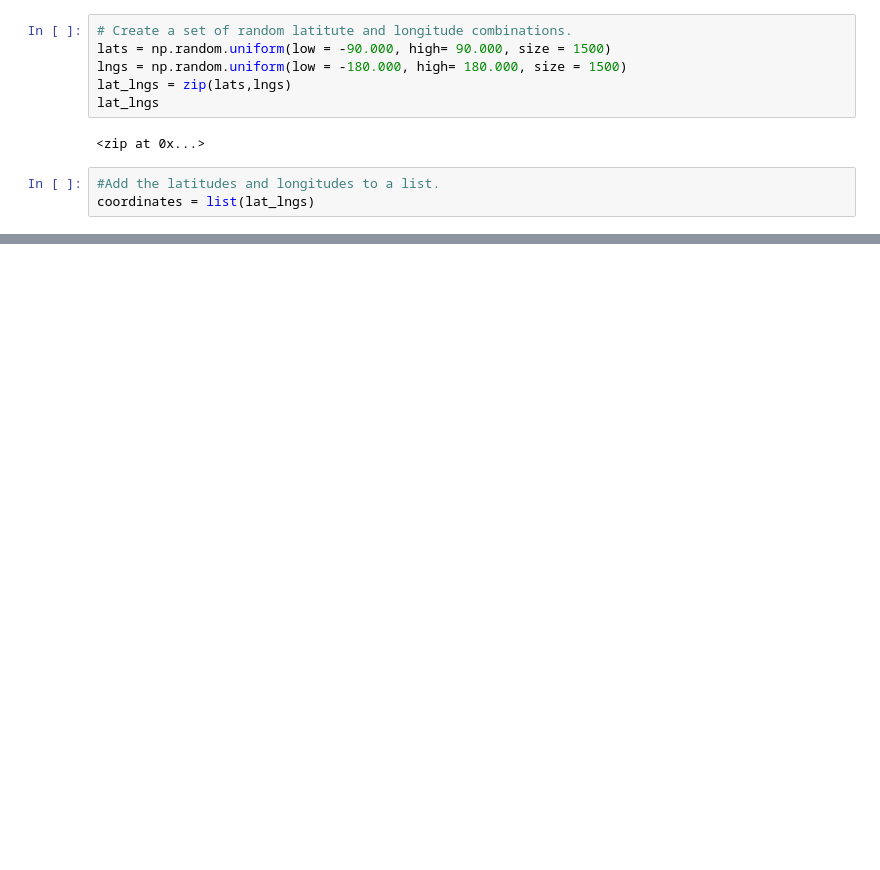
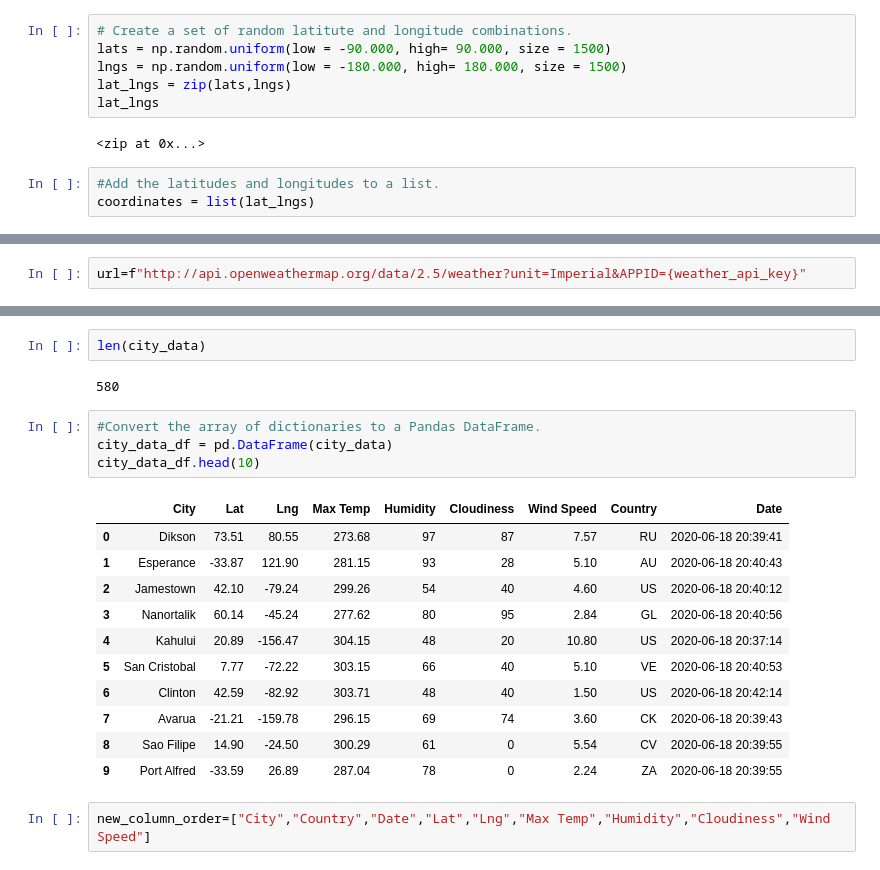
Before and after one commit to freddilly/World_Weather_Analysis, a Jupyter notebook: WeatherPy.ipynb, the cells around one changed output, grey strips where cells are left out. Drawn from its saved outputs; the diff is of its cells as text; blank space fills up the shorter version.

Commit message:
Data from Weather APIs

```diff
--- a/WeatherPy.ipynb
+++ b/WeatherPy.ipynb
@@ -31,0 +56,2 @@ len(cities)
+# %%
+url=f"http://api.openweathermap.org/data/2.5/weather?unit=Imperial&APPID={weather_api_key}"
@@ -31,0 +138,22 @@ len(cities)
+# %%
+len(city_data)
+# %% [output]
+580
+# %%
+#Convert the array of dictionaries to a Pandas DataFrame.
+city_data_df = pd.DataFrame(city_data)
+city_data_df.head(10)
+# %% [output]
+|  | City | Lat | Lng | Max Temp | Humidity | Cloudiness | Wind Speed | Country | Date |
+| 0 | Dikson | 73.51 | 80.55 | 273.68 | 97 | 87 | 7.57 | RU | 2020-06-18 20:39:41 |
+| 1 | Esperance | -33.87 | 121.90 | 281.15 | 93 | 28 | 5.10 | AU | 2020-06-18 20:40:43 |
+| 2 | Jamestown | 42.10 | -79.24 | 299.26 | 54 | 40 | 4.60 | US | 2020-06-18 20:40:12 |
+| 3 | Nanortalik | 60.14 | -45.24 | 277.62 | 80 | 95 | 2.84 | GL | 2020-06-18 20:40:56 |
+| 4 | Kahului | 20.89 | -156.47 | 304.15 | 48 | 20 | 10.80 | US | 2020-06-18 20:37:14 |
+| 5 | San Cristobal | 7.77 | -72.22 | 303.15 | 66 | 40 | 5.10 | VE | 2020-06-18 20:40:53 |
+| 6 | Clinton | 42.59 | -82.92 | 303.71 | 48 | 40 | 1.50 | US | 2020-06-18 20:42:14 |
+| 7 | Avarua | -21.21 | -159.78 | 296.15 | 69 | 74 | 3.60 | CK | 2020-06-18 20:39:43 |
+| 8 | Sao Filipe | 14.90 | -24.50 | 300.29 | 61 | 0 | 5.54 | CV | 2020-06-18 20:39:55 |
+| 9 | Port Alfred | -33.59 | 26.89 | 287.04 | 78 | 0 | 2.24 | ZA | 2020-06-18 20:39:55 |
+# %%
+new_column_order=["City","Country","Date","Lat","Lng","Max Temp","Humidity","Cloudiness","Wind Speed"]
```
Also changed, not shown: parts of 6 cells of this notebook, 4 other files.
